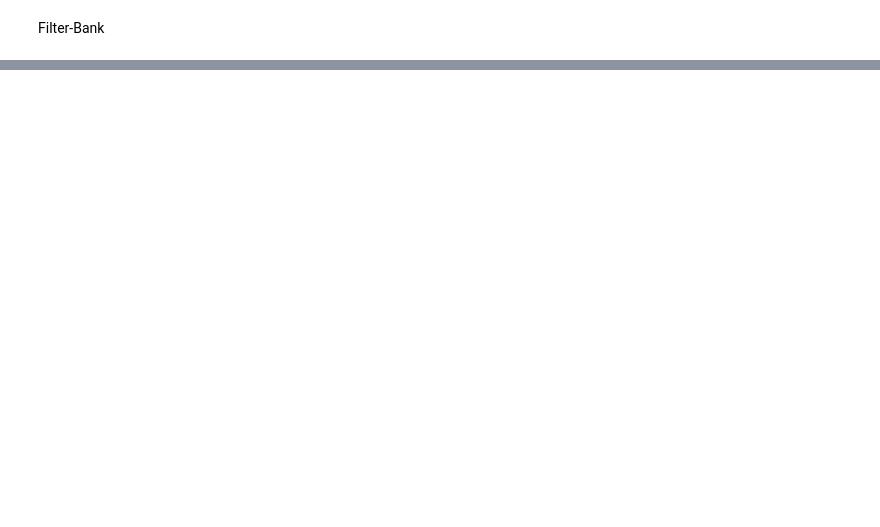
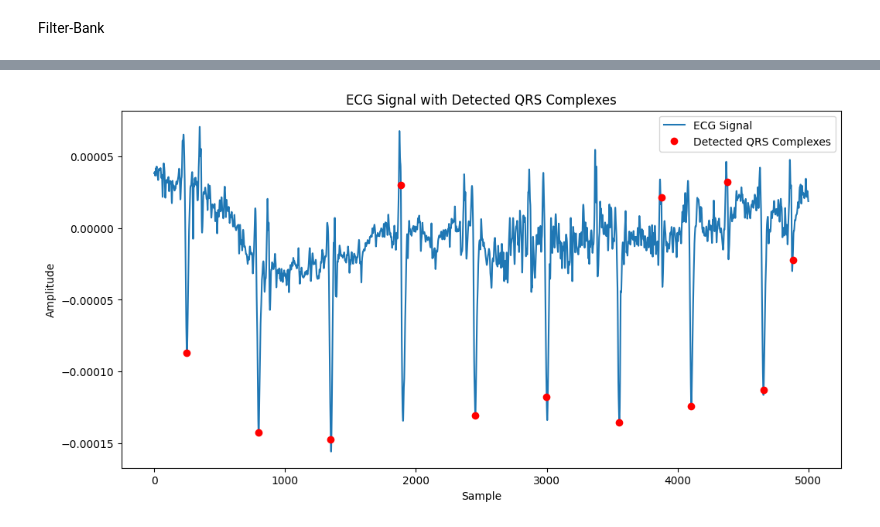
Before and after one commit to Opi-Nguyen/Extract-FetalECG-by-QRS-detection, a Jupyter notebook: notebook.ipynb, the cells around one changed output, grey strips where cells are left out. Drawn from its saved outputs; the diff is of its cells as text; code cells hidden in the pictures; blank space fills up the shorter version.

```diff
--- a/notebook.ipynb
+++ b/notebook.ipynb
@@ -102,0 +86,53 @@ plt.show()
+# %%
+import numpy as np
+import matplotlib.pyplot as plt
+from scipy.signal import find_peaks
+
+def detect_qrs(ecg_signal, fs):
+    # Step 1: Bandpass Filter (0.5 - 50 Hz) - Simplified version
+    from scipy.signal import butter, filtfilt
+    def bandpass_filter(signal, lowcut, highcut, fs, order=1):
+        nyquist = 0.5 * fs
+        low = lowcut / nyquist
+        high = highcut / nyquist
+        b, a = butter(order, [low, high], btype='band')
+        return filtfilt(b, a, signal)
+
+    filtered_ecg = bandpass_filter(ecg_signal, 0.5, 50.0, fs, order=1)
+
+    # Step 2: Differentiationdata_MQRS
+    diff_ecg = np.diff(filtered_ecg)
+
+    # Step 3: Squaring
+    squared_ecg = diff_ecg ** 2
+
+    # Step 4: Moving window integration
+    window_size = int(0.12 * fs)  # 120 ms window
+    integrated_ecg = np.convolve(squared_ecg, np.ones(window_size)/window_size, mode='same')
+
+    # Step 5: Thresholding
+    threshold = np.mean(integrated_ecg) + 0.5 * np.std(integrated_ecg)
+    peaks, _ = find_peaks(integrated_ecg, height=threshold, distance=int(0.6 * fs))
+
+    return peaks
+
+raw_direct_fecg_data, raw_abdecg_data_c1, _, _, _ = np.loadtxt('csv_data/r04.csv', delimiter=',', unpack=True).tolist()
+data = np.asarray(raw_abdecg_data_c1)
+ecg_signal = data[5000:10000]
+# Example usage
+fs = 360  # Sample rate of the ECG signal in Hz
+# ecg_signal = np.load('path_to_your_ecg_signal.npy')  # Load your ECG signal here
+
+qrs_peaks = detect_qrs(ecg_signal, fs)
+
+# Plot the ECG signal and the detected QRS complexes
+plt.figure(figsize=(12, 6))
+plt.plot(ecg_signal, label='ECG Signal')
+plt.plot(qrs_peaks, ecg_signal[qrs_peaks], 'ro', label='Detected QRS Complexes')
+plt.legend()
+plt.xlabel('Sample')
+plt.ylabel('Amplitude')
+plt.title('ECG Signal with Detected QRS Complexes')
+plt.show()
+# %% [output]
+[figure, added]
```
Also changed, not shown: parts of 5 cells of this notebook, 18 other files.
